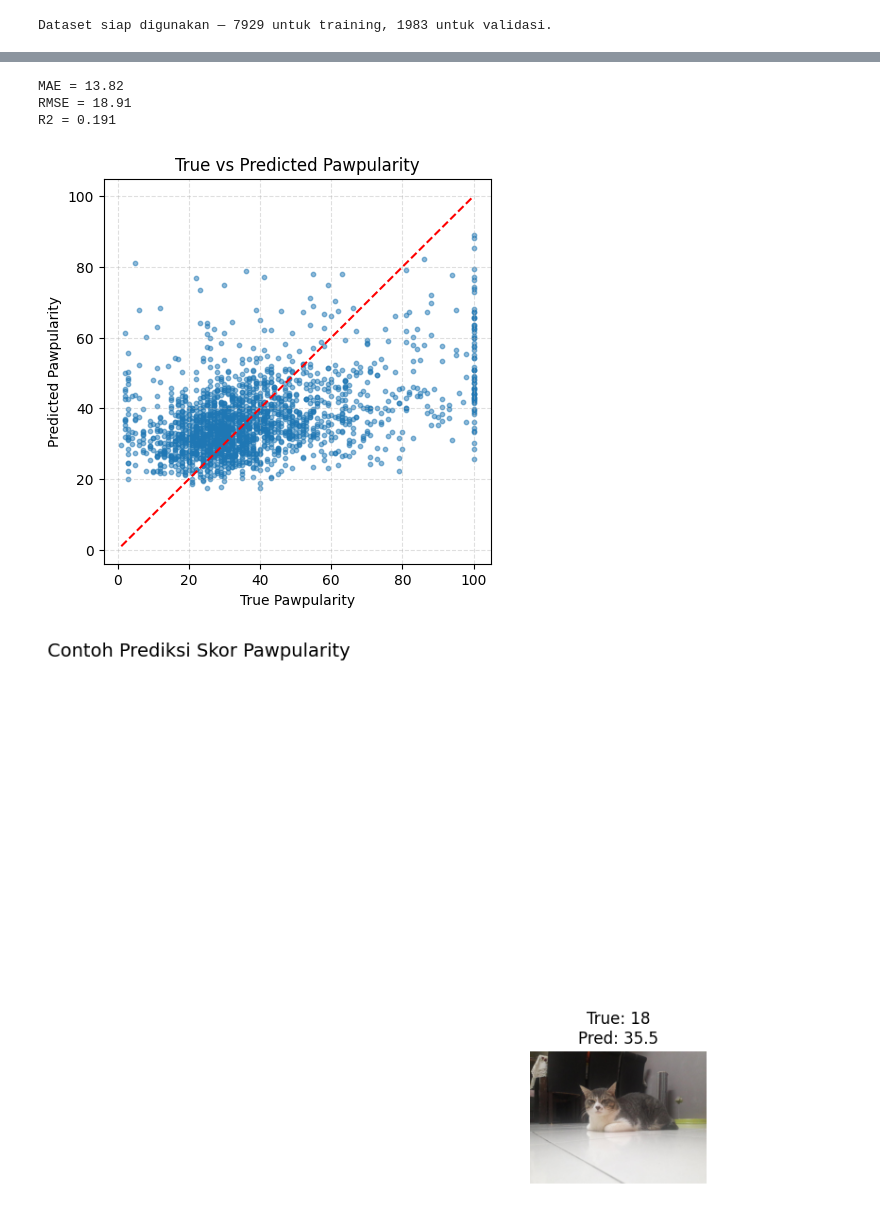
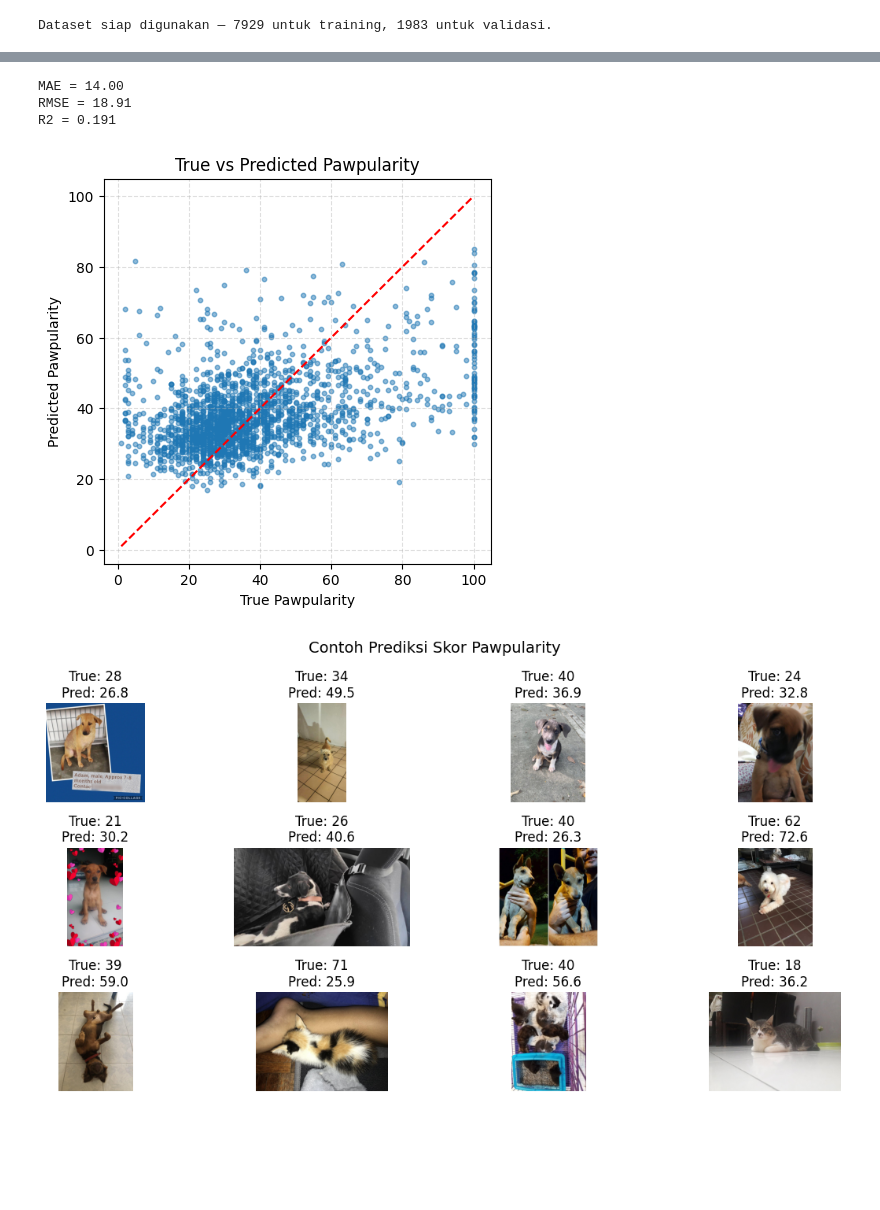
Before and after one commit to Baimiyk/2025_VisiKomputer_TI2C, a Jupyter notebook: jobsheet03_regresi_gambar.ipynb, the cells around one changed output, grey strips where cells are left out. Saved outputs shown, nothing was run; the diff lists cells and outputs as text; code cells hidden in the pictures; blank space fills up the shorter version.

```diff
--- a/jobsheet03_regresi_gambar.ipynb
+++ b/jobsheet03_regresi_gambar.ipynb
@@ -397,0 +380,27 @@ plt.show()
+# %%
+# Unggah foto Anda terlebih dahulu menggunakan panel file di sebelah kiri Colab
+from tensorflow.keras.preprocessing import image
+import numpy as np
+import matplotlib.pyplot as plt
+
+# Ganti 'nama_foto_anda.jpg' dengan nama file yang Anda unggah
+img_path = 'gambar.png'
+
+# Muat dan siapkan gambar
+img = image.load_img(img_path, target_size=(160, 160)) # Ukuran input MobileNetV2
+img_array = image.img_to_array(img)
+
+# --- TAMBAHKAN BARIS INI UNTUK NORMALISASI ---
+img_array = img_array / 255.0
+# ---------------------------------------------
+
+img_array_expanded = np.expand_dims(img_array, axis=0) # Membuat batch size menjadi 1
+
+# Prediksi menggunakan model yang sudah dilatih
+predicted_age = model.predict(img_array_expanded)
+
+# Tampilkan hasil
+plt.imshow(img)
+plt.title(f"Predicted Age: {predicted_age[0][0]:.1f} years")
+plt.axis('off')
+plt.show()
@@ -605,25 +615,24 @@ plt.title("True vs Predicted Pawpularity")
 plt.grid(True, linestyle='--', alpha=0.4)
 plt.show()
 # %% [output]
-MAE = 13.82
+MAE = 14.00
 RMSE = 18.91
 R2 = 0.191
-[figure, old version]
+[figure, new version]
 # %%
 import random
 from PIL import Image
 sample_rows = val_df.sample(12, random_state=1)
 plt.figure(figsize=(12,6))
 for i, row in enumerate(sample_rows.itertuples()):
   img = Image.open(row.path)
-  pred = model.predict(tf.expand_dims(load_image(row.path,
-row.Pawpularity)[0], 0), verbose=0).ravel()[0]
-plt.subplot(3,4,i+1)
-plt.imshow(img)
-plt.title(f"True: {row.Pawpularity}\nPred: {pred:.1f}")
-plt.axis('off')
+  pred = model.predict(tf.expand_dims(load_image(row.path, row.Pawpularity)[0], 0), verbose=0).ravel()[0]
+  plt.subplot(3,4,i+1)
+  plt.imshow(img)
+  plt.title(f"True: {row.Pawpularity}\nPred: {pred:.1f}")
+  plt.axis('off')
 plt.suptitle("Contoh Prediksi Skor Pawpularity", fontsize=14)
 plt.tight_layout()
 plt.show()
 # %% [output]
-[figure, old version]
+[figure, new version]
```
Also changed, not shown: parts of 18 cells of this notebook.
